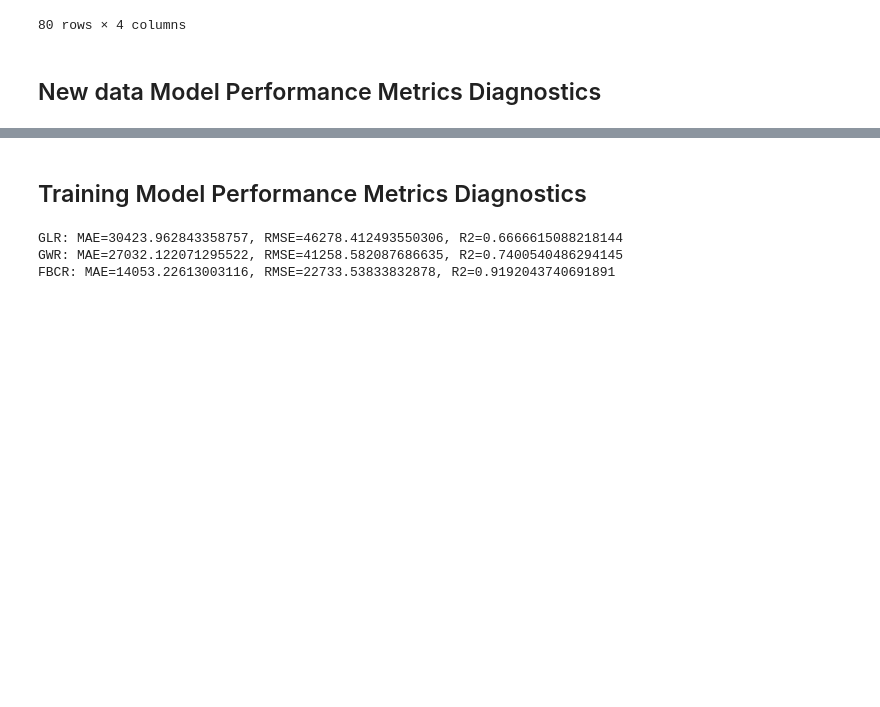
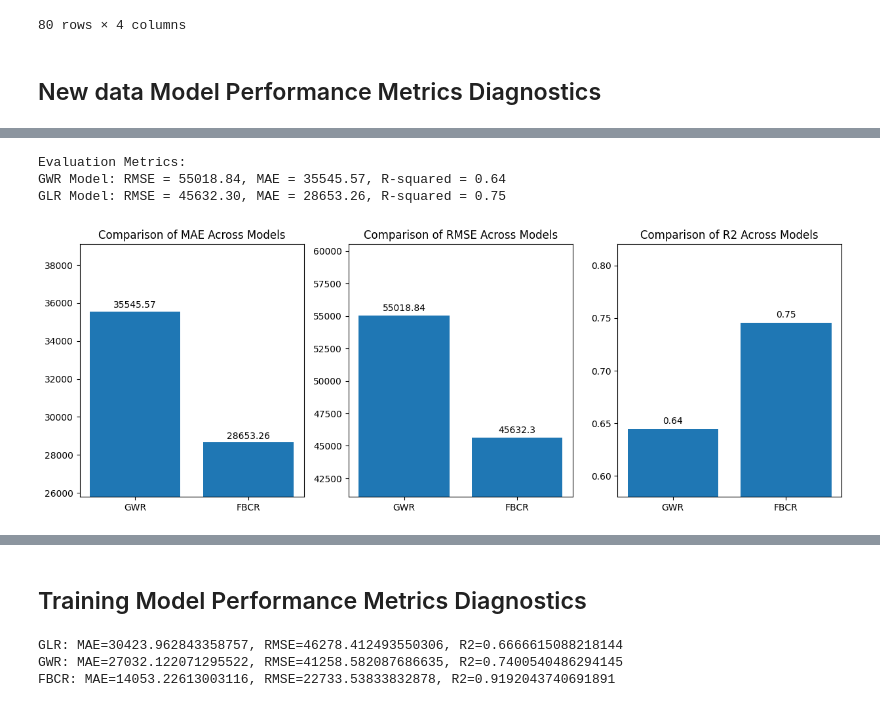
Before and after one commit to AvoDzis/capstone-real-estate, a Jupyter notebook: code/predicted_price_analysis.ipynb, the cells around one changed output, grey strips where cells are left out. Saved outputs shown, nothing was run; the diff lists cells and outputs as text; code cells hidden in the pictures; blank space fills up the shorter version.

```diff
--- a/code/predicted_price_analysis.ipynb
+++ b/code/predicted_price_analysis.ipynb
@@ -109,0 +131,61 @@ results_table.to_excel("../database/predicted_data/glr_improvment_results_table.
+# %%
+import pandas as pd
+from sklearn.metrics import mean_squared_error, mean_absolute_error, r2_score
+import matplotlib.pyplot as plt
+import seaborn as sns
+
+# Calculate evaluation metrics for GWR model
+gwr_rmse = mean_squared_error(gwr_actual["actual"], gwr_actual["predicted"], squared=False)
+gwr_mae = mean_absolute_error(gwr_actual["actual"], gwr_actual["predicted"])
+gwr_r2 = r2_score(gwr_actual["actual"], gwr_actual["predicted"])
+
+# Calculate evaluation metrics for GLR model
+fbcr_rmse = mean_squared_error(fbcr_actual["actual"], fbcr_actual["predicted"], squared=False)
+fbcr_mae = mean_absolute_error(fbcr_actual["actual"], fbcr_actual["predicted"])
+fbcr_r2 = r2_score(fbcr_actual["actual"], fbcr_actual["predicted"])
+
+# Print evaluation metrics for both models
+print("Evaluation Metrics:")
+print(f"GWR Model: RMSE = {gwr_rmse:.2f}, MAE = {gwr_mae:.2f}, R-squared = {gwr_r2:.2f}")
+print(f"GLR Model: RMSE = {fbcr_rmse:.2f}, MAE = {fbcr_mae:.2f}, R-squared = {fbcr_r2:.2f}\n")
+# %% [output]
+Evaluation Metrics:
+GWR Model: RMSE = 55018.84, MAE = 35545.57, R-squared = 0.64
+GLR Model: RMSE = 45632.30, MAE = 28653.26, R-squared = 0.75
+# %%
+# Define the metrics for each model as a dictionary
+metrics = {
+    "GWR": [gwr_mae, gwr_rmse, gwr_r2],
+    "FBCR": [fbcr_mae, fbcr_rmse, fbcr_r2]
+}
+
+# Define the names of the metrics to be plotted
+metric_names = ["MAE", "RMSE", "R2"]
+
+# Create a grid of plots
+fig, axs = plt.subplots(1, 3, figsize=(15, 5))
+
+# Loop through each metric and create a bar plot for each model
+for i, metric in enumerate(metric_names):
+    values = [metrics[model][i] for model in metrics.keys()]
+    axs[i].bar(metrics.keys(), values)
+    axs[i].set_xlabel("Model")
+    axs[i].set_ylabel(metric)
+    axs[i].set_title("Comparison of {} Across Models".format(metric))
+    axs[i].set_ylim([min(values) * 0.9, max(values) * 1.1])
+    axs[i].set_xlabel('')
+    axs[i].set_ylabel('')
+    for j, v in enumerate(values):
+        if metric == "R2":
+            axs[i].text(j, v + 0.005, str(round(v, 2)), ha='center')
+        elif metric == "MAE":
+            axs[i].text(j, v + 200, str(round(v, 2)), ha='center')
+        else:
+            axs[i].text(j, v + 350, str(round(v, 2)), ha='center')
+
+
+
+# Display the plots
+plt.show()
+# %% [output]
+[figure, added]
```
Also changed, not shown: parts of 4 cells of this notebook.
